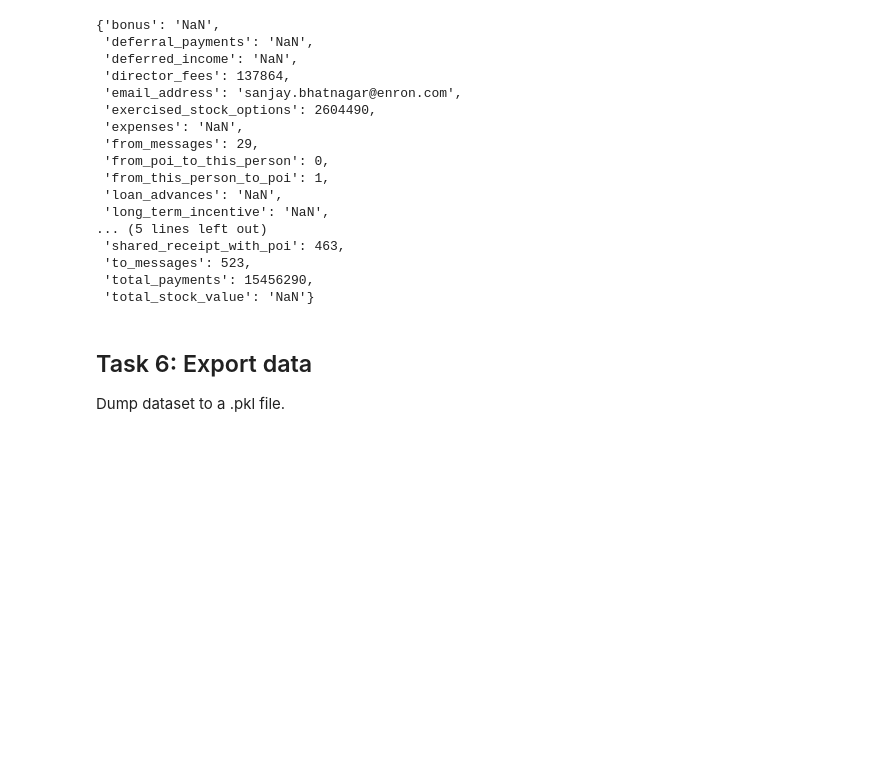
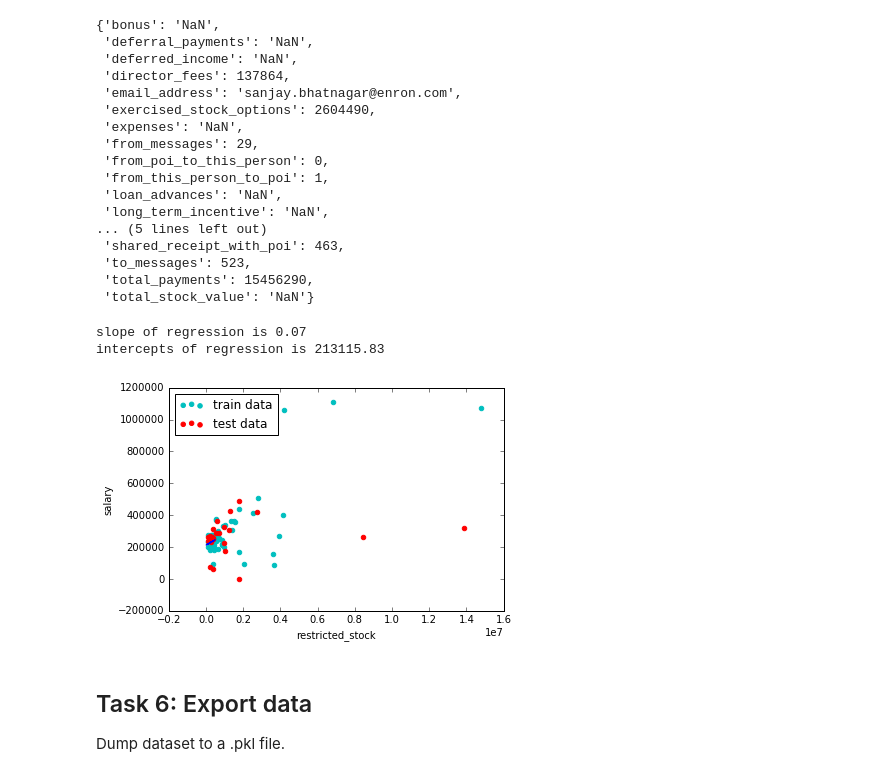
Before and after one commit to omoju/identifyFraudFromEnronEmail, a Jupyter notebook: cleanDataForOutliers.ipynb, the cells around one changed output. Saved outputs shown, nothing was run; the diff lists cells and outputs as text; code cells hidden in the pictures; blank space fills up the shorter version.

Commit message:
feat: regression on salary and restricted_stock

```diff
--- a/cleanDataForOutliers.ipynb
+++ b/cleanDataForOutliers.ipynb
@@ -183,6 +183,43 @@ data_dict.pop( 'BHATNAGAR SANJAY')
  'total_stock_value': 'NaN'}
 # %%
 data = compareTwoFeatures('salary', 'bonus', data_dict, "SALARY versus BONUS cleansed of outliers")
+# %%
+features_list = ['salary', 'restricted_stock']
+data = featureFormat( data_dict, features_list, remove_any_zeroes=True)
+target, features = targetFeatureSplit( data )
+
+
+### training-testing split needed in regression, just like classification
+from sklearn.cross_validation import train_test_split
+feature_train, feature_test, target_train, target_test = train_test_split(features,
+                                            target, test_size=0.3, random_state=42)
+
+
+import numpy as np
+target_test = np.asarray(target_test).reshape(-1,1)
+
+from sklearn import linear_model
+reg = linear_model.LinearRegression()
+
+# Reshape data using X.reshape(-1, 1) since data has a single feature or X.
+clf = reg.fit(feature_train, target_train)
+
+
+print "slope of regression is %.2f" % reg.coef_
+print "intercepts of regression is %.2f" % reg.intercept_
+
+plt.clf()
+plt.scatter(feature_train, target_train, color="c", label="train data")
+plt.scatter(feature_test, target_test, color="r", label="test data")
+plt.plot(target_test, reg.predict(target_test), color="b")
+plt.legend(loc=2)
+plt.ylabel(features_list[0])
+plt.xlabel(features_list[1])
+plt.show()
+# %% [output]
+slope of regression is 0.07
+intercepts of regression is 213115.83
+[figure, added]
 # %% [markdown]
 ## Task 6: Export data
 Dump  dataset to a .pkl file.
```
